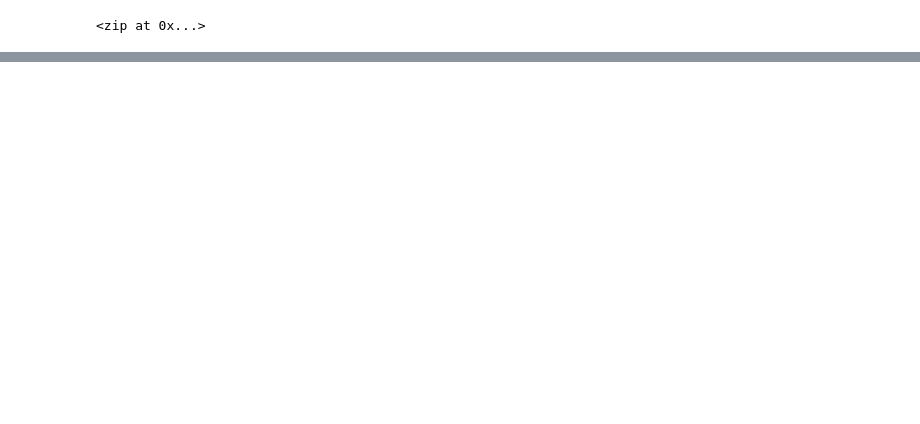
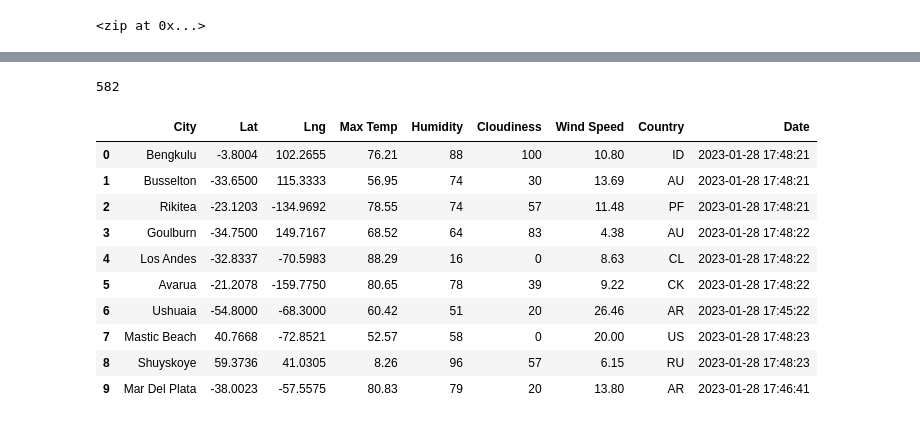
Before and after one commit to BlazeMedina/Worl_Weather_Analysis, a Jupyter notebook: WeatherPy.ipynb, the cells around one changed output, grey strips where cells are left out. Saved outputs shown, nothing was run; the diff lists cells and outputs as text; code cells hidden in the pictures; blank space fills up the shorter version.

```diff
--- a/WeatherPy.ipynb
+++ b/WeatherPy.ipynb
@@ -31,0 +120,20 @@ len(cities)
+# %%
+len(city_data)
+# %% [output]
+582
+# %%
+# Convert the array of dictionaries to a Pandas DataFrame.
+city_data_df = pd.DataFrame(city_data)
+city_data_df.head(10)
+# %% [output]
+|  | City | Lat | Lng | Max Temp | Humidity | Cloudiness | Wind Speed | Country | Date |
+| 0 | Bengkulu | -3.8004 | 102.2655 | 76.21 | 88 | 100 | 10.80 | ID | 2023-01-28 17:48:21 |
+| 1 | Busselton | -33.6500 | 115.3333 | 56.95 | 74 | 30 | 13.69 | AU | 2023-01-28 17:48:21 |
+| 2 | Rikitea | -23.1203 | -134.9692 | 78.55 | 74 | 57 | 11.48 | PF | 2023-01-28 17:48:21 |
+| 3 | Goulburn | -34.7500 | 149.7167 | 68.52 | 64 | 83 | 4.38 | AU | 2023-01-28 17:48:22 |
+| 4 | Los Andes | -32.8337 | -70.5983 | 88.29 | 16 | 0 | 8.63 | CL | 2023-01-28 17:48:22 |
+| 5 | Avarua | -21.2078 | -159.7750 | 80.65 | 78 | 39 | 9.22 | CK | 2023-01-28 17:48:22 |
+| 6 | Ushuaia | -54.8000 | -68.3000 | 60.42 | 51 | 20 | 26.46 | AR | 2023-01-28 17:45:22 |
+| 7 | Mastic Beach | 40.7668 | -72.8521 | 52.57 | 58 | 0 | 20.00 | US | 2023-01-28 17:48:23 |
+| 8 | Shuyskoye | 59.3736 | 41.0305 | 8.26 | 96 | 57 | 6.15 | RU | 2023-01-28 17:48:23 |
+| 9 | Mar Del Plata | -38.0023 | -57.5575 | 80.83 | 79 | 20 | 13.80 | AR | 2023-01-28 17:46:41 |
```
Also changed, not shown: parts of 10 cells of this notebook, 5 other files.
